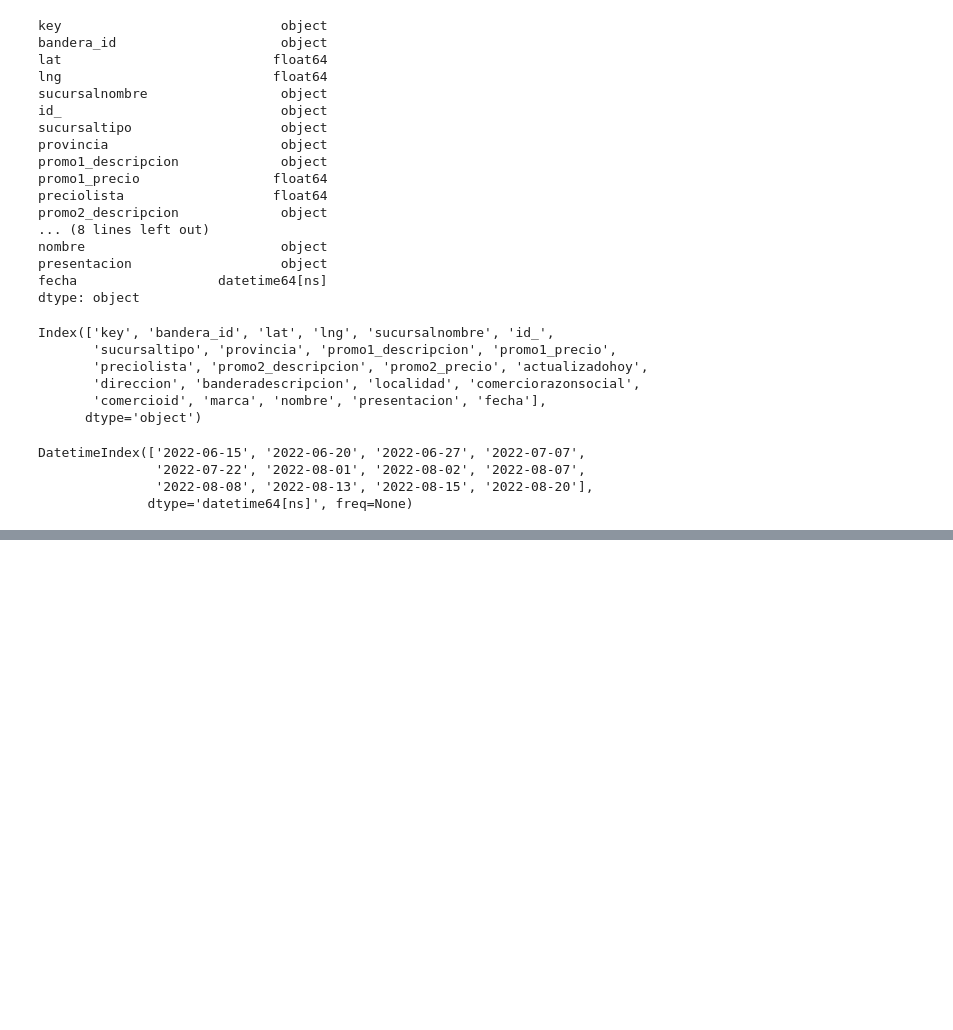
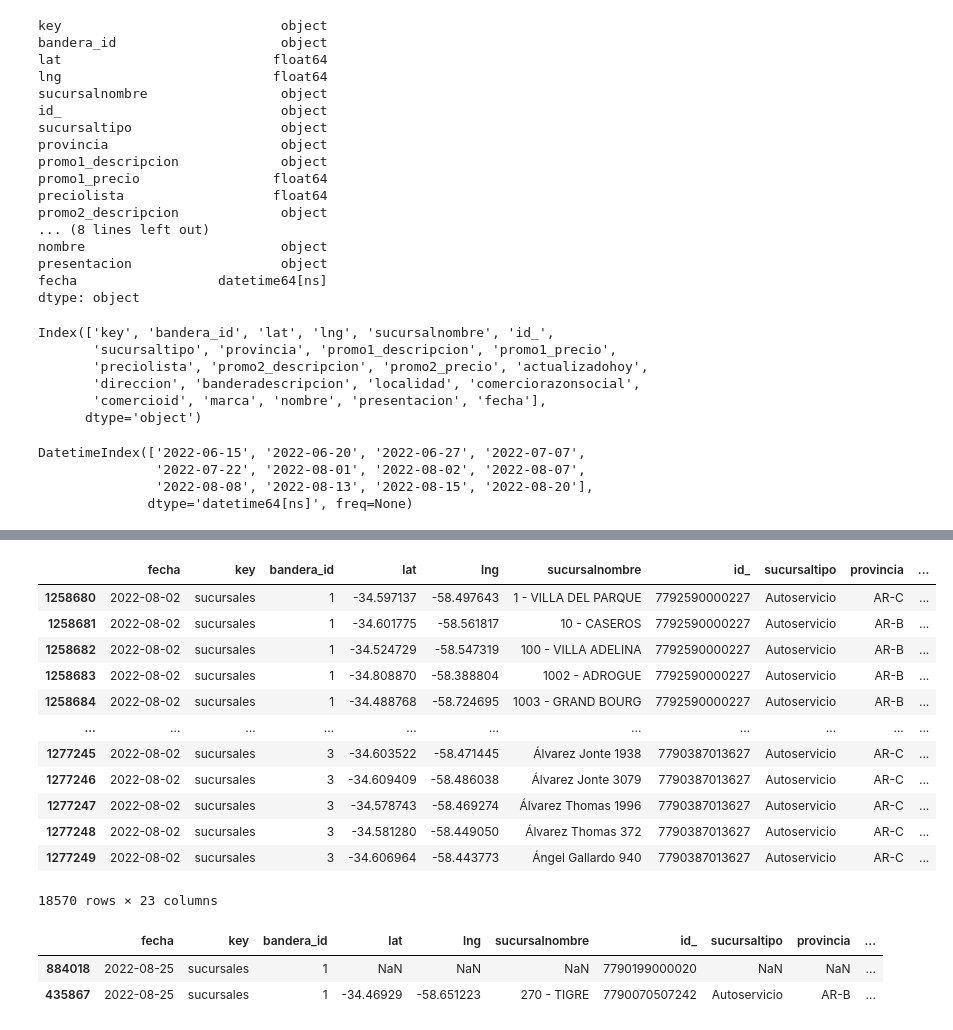
Before and after one commit to maurolaciar/Tesis_ITBA, a Jupyter notebook: TFI - Arbol aumentos.ipynb, the cells around one changed output, grey strips where cells are left out. Cells and saved outputs as stored; diff of their text form; code cells hidden in the pictures; blank space fills up the shorter version.

```diff
--- a/TFI - Arbol aumentos.ipynb
+++ b/TFI - Arbol aumentos.ipynb
@@ -581,14 +445,0 @@ df4.append(df_temp)
-# %%
-df3.reset_index(inplace=True)
-# %%
-df3 = (
-    df3.groupby(['key', 'bandera_id', 'lat', 'lng', 'sucursalnombre', 'id_',
-       'sucursaltipo', 'provincia', 'promo1_descripcion', 'promo1_precio',
-       'preciolista', 'promo2_descripcion', 'promo2_precio', 'actualizadohoy',
-       'direccion', 'banderadescripcion', 'localidad', 'comerciorazonsocial',
-       'comercioid', 'marca', 'nombre', 'presentacion',
-       'var_precio_lista'])["fecha"]
-    .apply(lambda s: pd.date_range('2022-06-11', '2022-08-25'))
-    .explode()
-    .reset_index()
-)
@@ -599,2 +445,0 @@ df3.dtypes
-# %%
-df3 = df3.set_index('fecha')
@@ -608,2 +445,0 @@ df3.shape
-# %%
-df3.reset_index(inplace=True)
@@ -613,0 +446,17 @@ df3
+# %%
+#Prueba si trae datos
+df3.loc[df3['fecha']=='2022-08-02']
+# %% [output]
+|  | fecha | key | bandera_id | lat | lng | sucursalnombre | id_ | sucursaltipo | provincia | ... |
+| 1258680 | 2022-08-02 | sucursales | 1 | -34.597137 | -58.497643 | 1 - VILLA DEL PARQUE | 7792590000227 | Autoservicio | AR-C | ... |
+| 1258681 | 2022-08-02 | sucursales | 1 | -34.601775 | -58.561817 | 10 - CASEROS | 7792590000227 | Autoservicio | AR-B | ... |
+| 1258682 | 2022-08-02 | sucursales | 1 | -34.524729 | -58.547319 | 100 - VILLA ADELINA | 7792590000227 | Autoservicio | AR-B | ... |
+| 1258683 | 2022-08-02 | sucursales | 1 | -34.808870 | -58.388804 | 1002 - ADROGUE | 7792590000227 | Autoservicio | AR-B | ... |
+| 1258684 | 2022-08-02 | sucursales | 1 | -34.488768 | -58.724695 | 1003 - GRAND BOURG | 7792590000227 | Autoservicio | AR-B | ... |
+| ... | ... | ... | ... | ... | ... | ... | ... | ... | ... | ... |
+| 1277245 | 2022-08-02 | sucursales | 3 | -34.603522 | -58.471445 | Álvarez Jonte 1938 | 7790387013627 | Autoservicio | AR-C | ... |
+| 1277246 | 2022-08-02 | sucursales | 3 | -34.609409 | -58.486038 | Álvarez Jonte 3079 | 7790387013627 | Autoservicio | AR-C | ... |
+| 1277247 | 2022-08-02 | sucursales | 3 | -34.578743 | -58.469274 | Álvarez Thomas 1996 | 7790387013627 | Autoservicio | AR-C | ... |
+| 1277248 | 2022-08-02 | sucursales | 3 | -34.581280 | -58.449050 | Álvarez Thomas 372 | 7790387013627 | Autoservicio | AR-C | ... |
+| 1277249 | 2022-08-02 | sucursales | 3 | -34.606964 | -58.443773 | Ángel Gallardo 940 | 7790387013627 | Autoservicio | AR-C | ... |
+18570 rows × 23 columns
@@ -613,0 +467,6 @@ df3
+# %%
+df3.tail(2)
+# %% [output]
+|  | fecha | key | bandera_id | lat | lng | sucursalnombre | id_ | sucursaltipo | provincia | ... |
+| 884018 | 2022-08-25 | sucursales | 1 | NaN | NaN | NaN | 7790199000020 | NaN | NaN | ... |
+| 435867 | 2022-08-25 | sucursales | 1 | -34.46929 | -58.651223 | 270 - TIGRE | 7790070507242 | Autoservicio | AR-B | ... |
```
Also changed, not shown: parts of 57 cells of this notebook, 1 other file.
